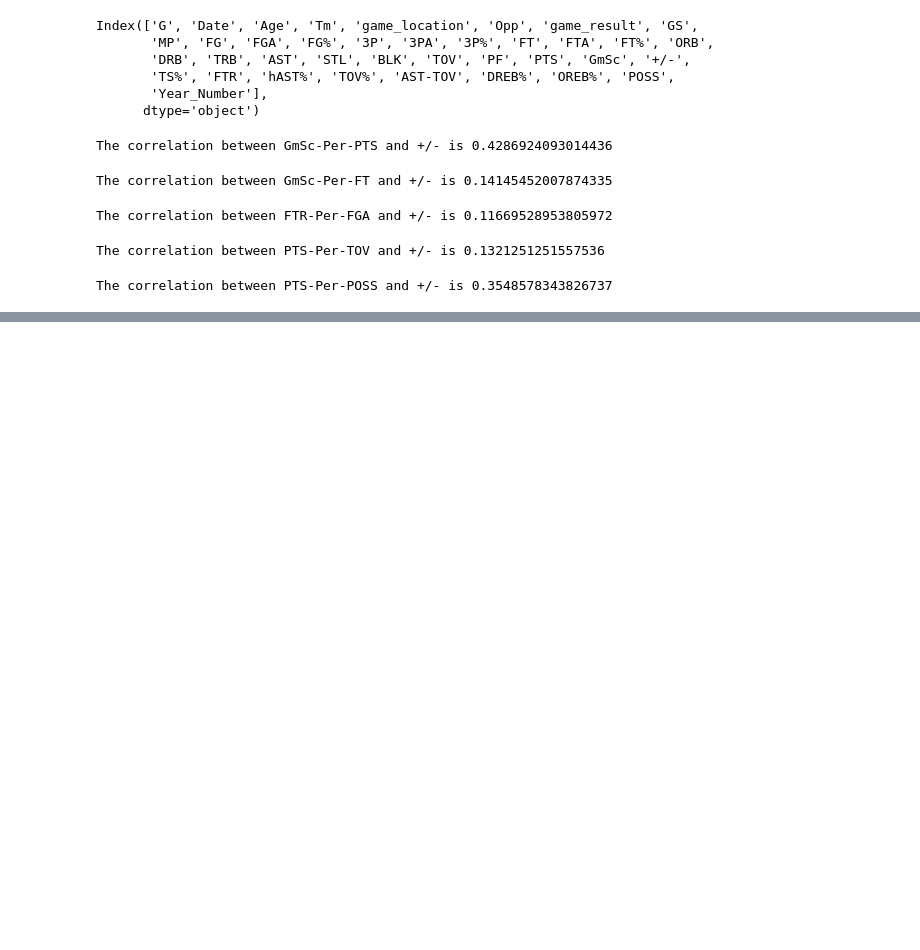
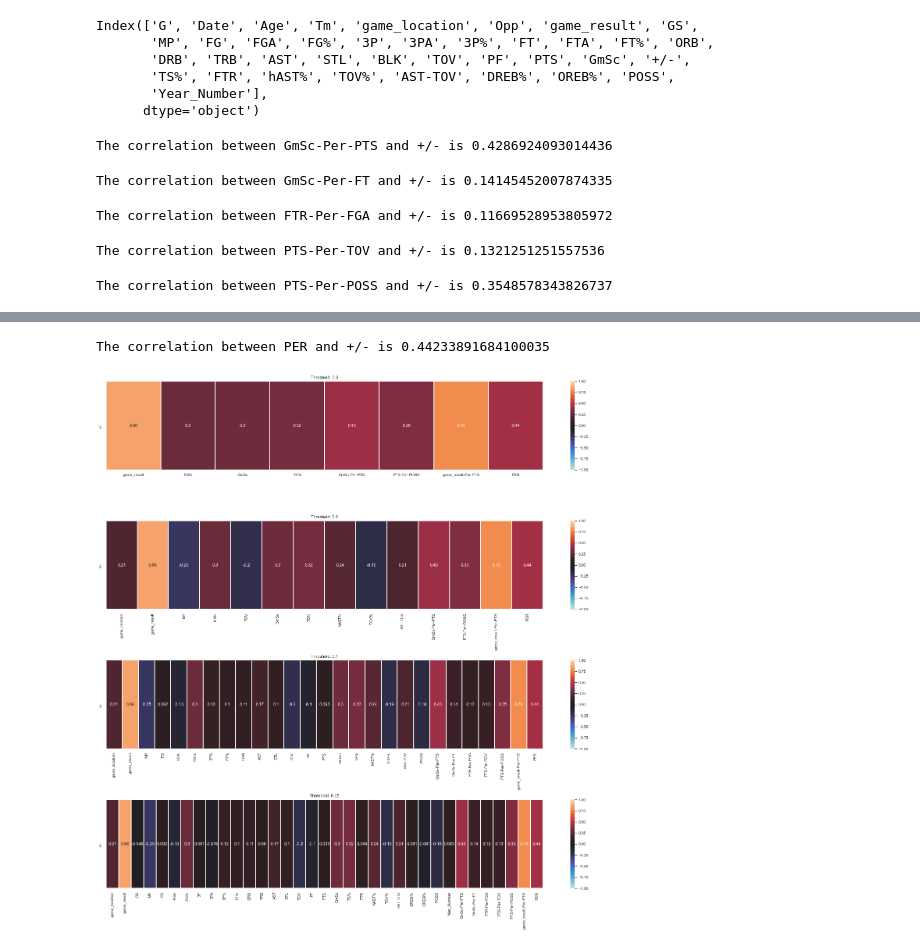
Before and after one commit to SarthakKamboj/Lebron-James-Efficiency-ML-Models, a Jupyter notebook: Feature Engineering.ipynb, the cells around one changed output, grey strips where cells are left out. Drawn from its saved outputs; the diff is of its cells as text; code cells hidden in the pictures; blank space fills up the shorter version.

```diff
--- a/Feature Engineering.ipynb
+++ b/Feature Engineering.ipynb
@@ -227,0 +301,32 @@ The correlation between PTS-Per-POSS and +/- is 0.3548578343826737
+# %%
+def strp_mp(mp):
+    return int(mp.split(":")[0])
+# %%
+full_data["MP"] = full_data["MP"].apply(lambda x: strp_mp(x))
+# %%
+full_data["PER"] = (1/full_data["MP"]) * ((full_data["FG"] * 85.91) + (full_data["STL"] * 53.897) + (full_data["3P"]*51.757) + (full_data["FT"]*46.845) + (full_data["BLK"]*39.19) + (full_data["ORB"]*39.190) + (full_data["AST"]*34.677) + (full_data["DRB"]*14.707) - (full_data["PF"]*17.174) - ((full_data["FTA"]-full_data["FT"])*20.091) - ((full_data["FGA"]-full_data["FG"])*39.190) - (full_data["TOV"]*53.897))
+# %%
+per_corr = np.corrcoef(full_data["PER"],full_data["+/-"])[0,1]
+print(f"The correlation between PER and +/- is {per_corr}")
+# %% [output]
+The correlation between PER and +/- is 0.44233891684100035
+# %%
+corr = full_data.corr()
+# %%
+sns.set(font_scale=0.9)
+plt.figure(1,(20,20))
+i = 0
+epsilon = 0.01
+thres_cols = []
+for thres in [0.3,0.2,0.1,0.05]:
+    i += 1
+    ax = plt.subplot(4,1,i)
+    corr_above_thres, corr_above_thres_cols = correlation_w_threshold(corr,thres-epsilon,"+/-")
+    pair = (thres,corr_above_thres_cols)
+    thres_cols.append(pair)
+    sns.heatmap(corr_above_thres.T,vmin=-1,vmax=1,center=0,linewidth=1,annot=True,yticklabels=["+/-"],xticklabels=corr_above_thres_cols)
+    ax.set_title(f"Threshold: {thres}")
+    plt.tight_layout()
+plt.show()
+# %% [output]
+[figure, added]
```
Also changed, not shown: parts of 12 cells of this notebook.
